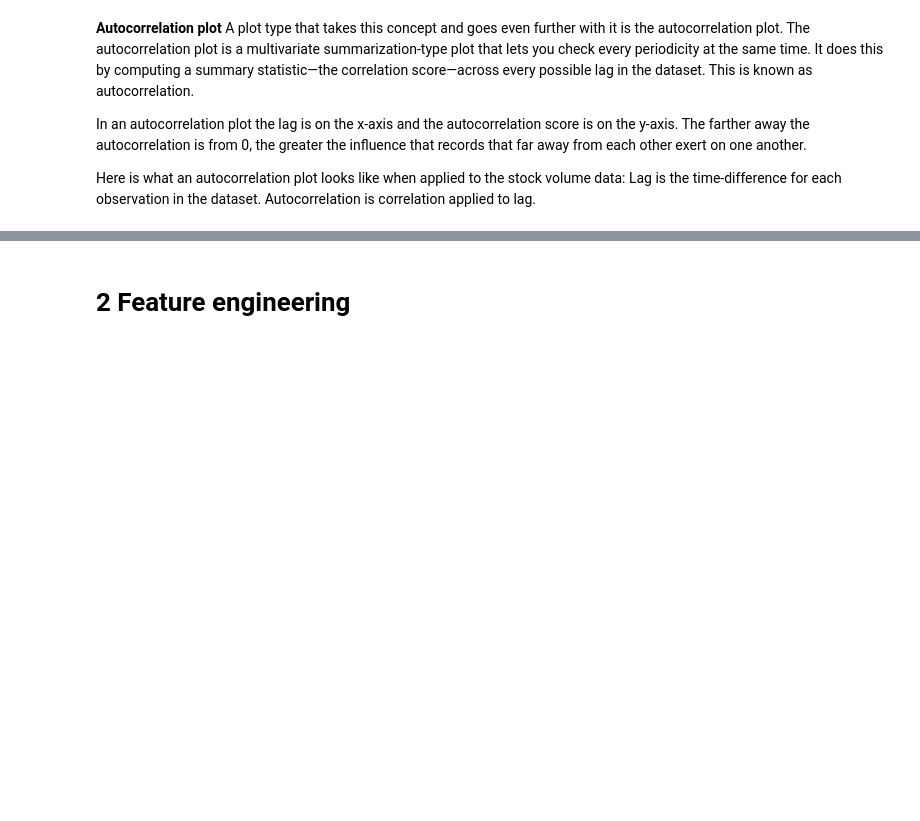
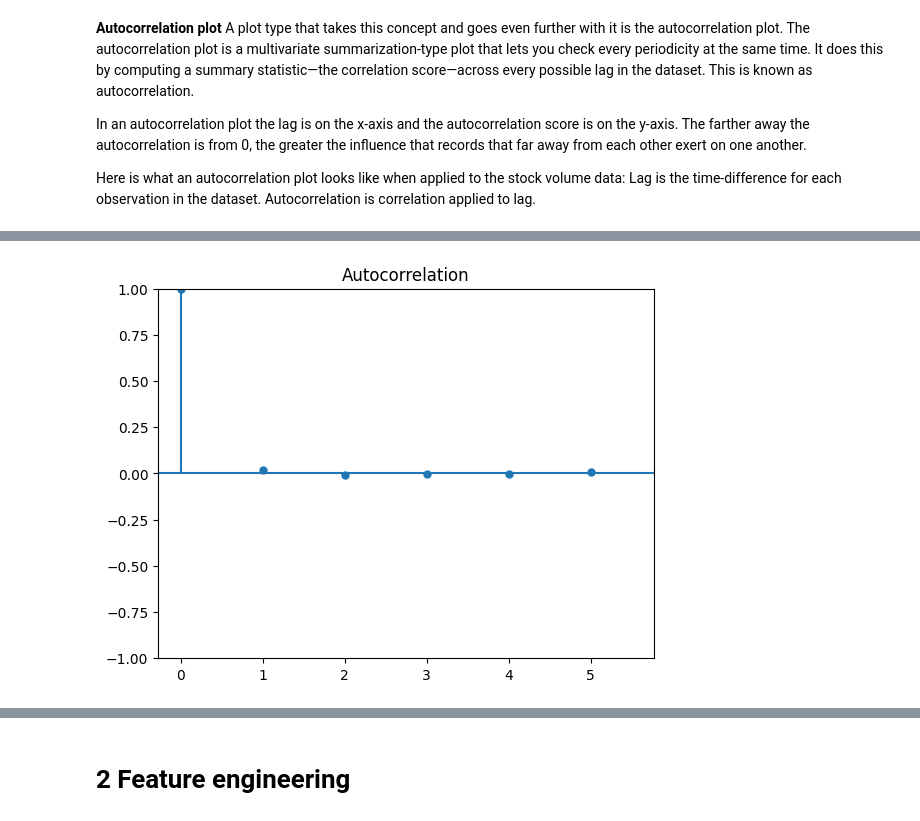
Before and after one commit to IshaqKHATTAK/Kaggle-work, a Jupyter notebook: trading-bot.ipynb, the cells around one changed output, grey strips where cells are left out. Saved outputs shown, nothing was run; the diff lists cells and outputs as text; code cells hidden in the pictures; blank space fills up the shorter version.

```diff
--- a/trading-bot.ipynb
+++ b/trading-bot.ipynb
@@ -229,0 +251,6 @@ autocorrelation_plot(df['return'])
+# %%
+from statsmodels.graphics.tsaplots import plot_acf, plot_pacf
+
+plot_acf(df['return'],lags=5);
+# %% [output]
+[figure, added]
```
Also changed, not shown: parts of 9 cells of this notebook.
